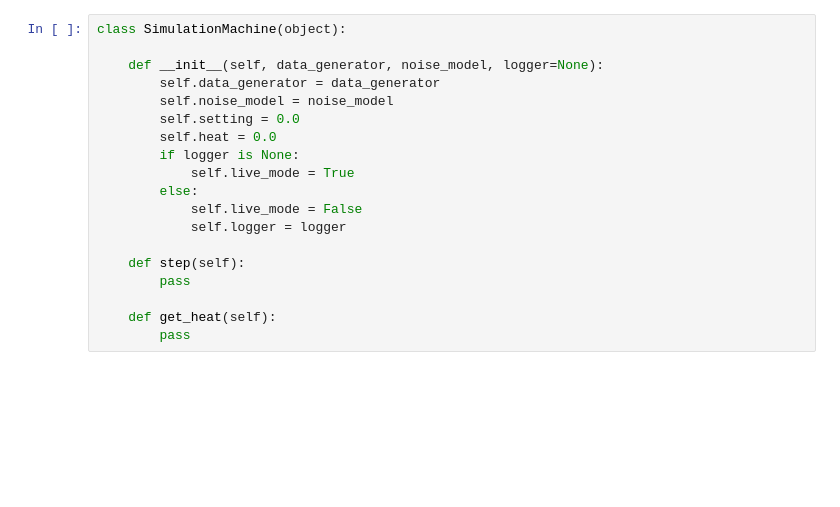
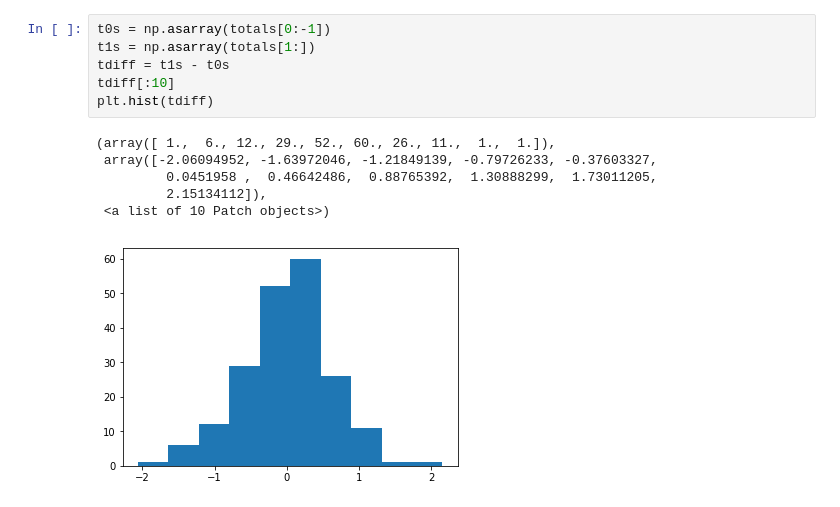
Before and after one commit to gnperdue/PTExperiments, a Jupyter notebook: fnem/data_modeling.ipynb, the cells around one changed output. Cells and saved outputs as stored; diff of their text form; blank space fills up the shorter version.

```diff
--- a/fnem/data_modeling.ipynb
+++ b/fnem/data_modeling.ipynb
@@ -143,19 +169,13 @@ class MachineStateTextRecorder(object):
-# %%
-class SimulationMachine(object):
-
-    def __init__(self, data_generator, noise_model, logger=None):
-        self.data_generator = data_generator
-        self.noise_model = noise_model
-        self.setting = 0.0
-        self.heat = 0.0
-        if logger is None:
-            self.live_mode = True
-        else:
-            self.live_mode = False
-            self.logger = logger
-
-    def step(self):
-        pass
-
-    def get_heat(self):
-        pass
+# %%
+t0s = np.asarray(totals[0:-1])
+t1s = np.asarray(totals[1:])
+tdiff = t1s - t0s
+tdiff[:10]
+plt.hist(tdiff)
+# %% [output]
+(array([ 1.,  6., 12., 29., 52., 60., 26., 11.,  1.,  1.]),
+ array([-2.06094952, -1.63972046, -1.21849139, -0.79726233, -0.37603327,
+         0.0451958 ,  0.46642486,  0.88765392,  1.30888299,  1.73011205,
+         2.15134112]),
+ <a list of 10 Patch objects>)
+[figure, added]
```
Also changed, not shown: parts of 16 cells of this notebook.
